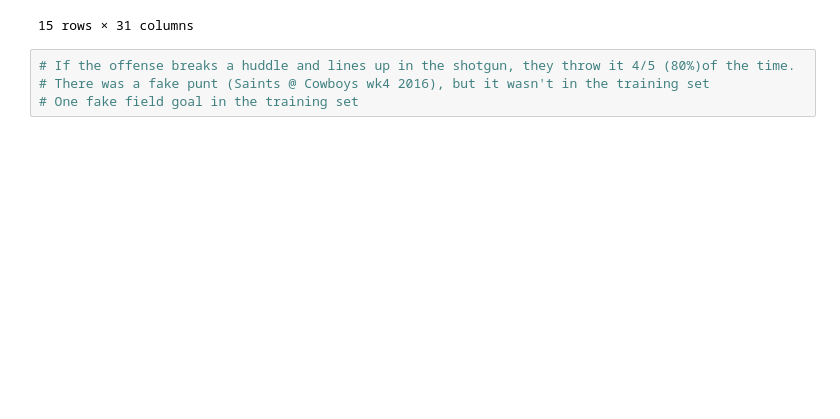
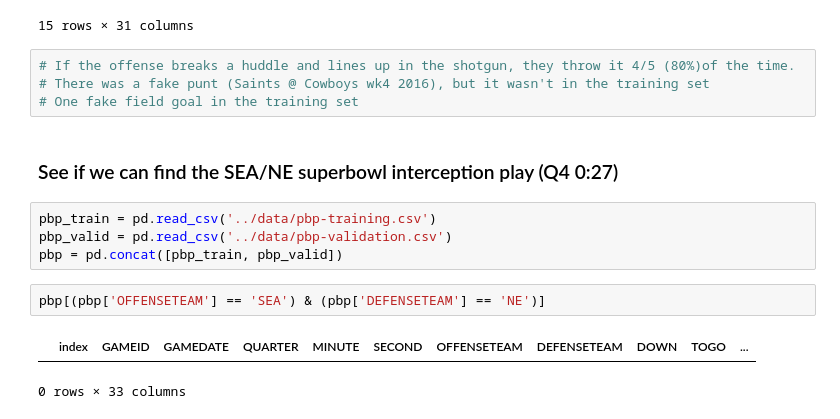
Before and after one commit to zreyn/nfl, a Jupyter notebook: notebooks/nfl-eda.ipynb, the cells around one changed output. Saved outputs shown, nothing was run; the diff lists cells and outputs as text; blank space fills up the shorter version.

```diff
--- a/notebooks/nfl-eda.ipynb
+++ b/notebooks/nfl-eda.ipynb
@@ -821,3 +821,14 @@ pbp.groupby(['FORMATION','PLAY']).count()
 # If the offense breaks a huddle and lines up in the shotgun, they throw it 4/5 (80%)of the time.
 # There was a fake punt (Saints @ Cowboys wk4 2016), but it wasn't in the training set
 # One fake field goal in the training set
+# %% [markdown]
+### See if we can find the SEA/NE superbowl interception play (Q4 0:27)
+# %%
+pbp_train = pd.read_csv('../data/pbp-training.csv')
+pbp_valid = pd.read_csv('../data/pbp-validation.csv')
+pbp = pd.concat([pbp_train, pbp_valid])
+# %%
+pbp[(pbp['OFFENSETEAM'] == 'SEA') & (pbp['DEFENSETEAM'] == 'NE')]
+# %% [output]
+|  | index | GAMEID | GAMEDATE | QUARTER | MINUTE | SECOND | OFFENSETEAM | DEFENSETEAM | DOWN | TOGO | ... |
+0 rows × 33 columns
```
Also changed, not shown: parts of 3 cells of this notebook, 3 other files.
